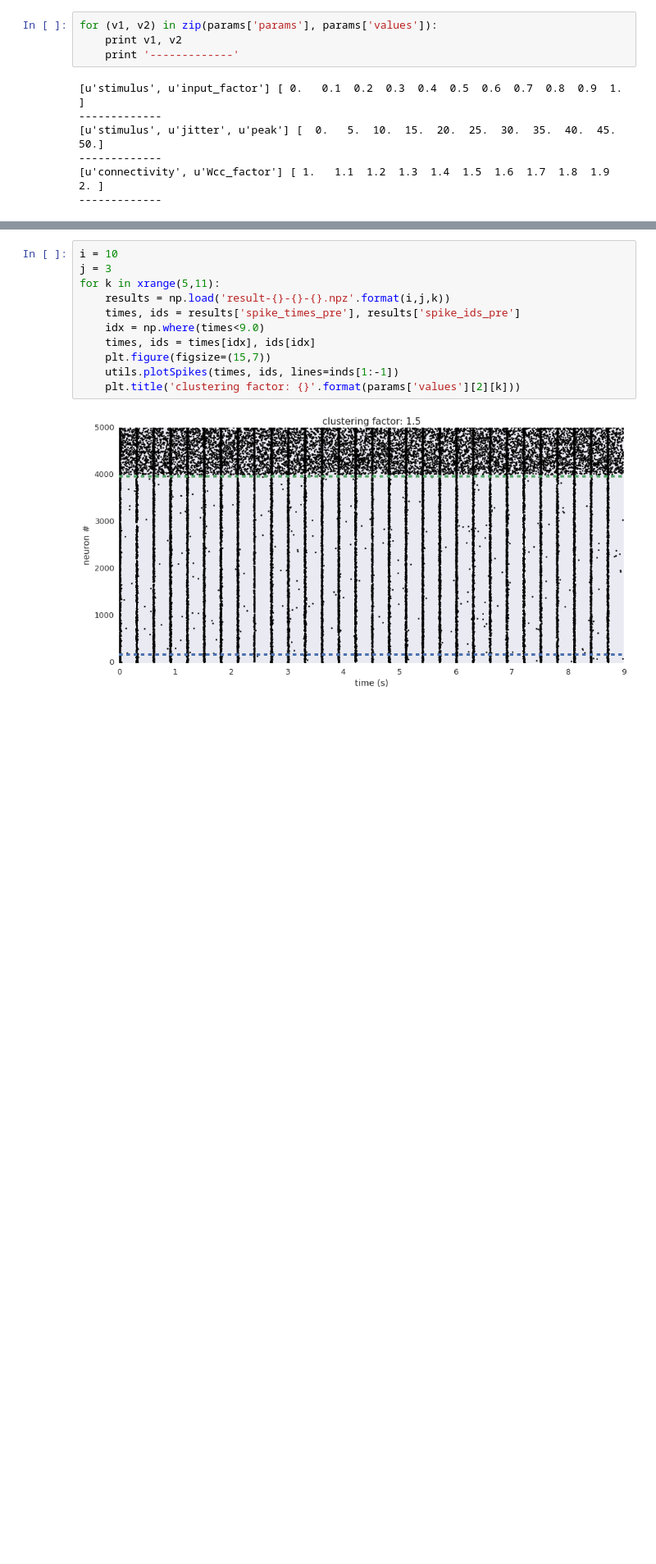
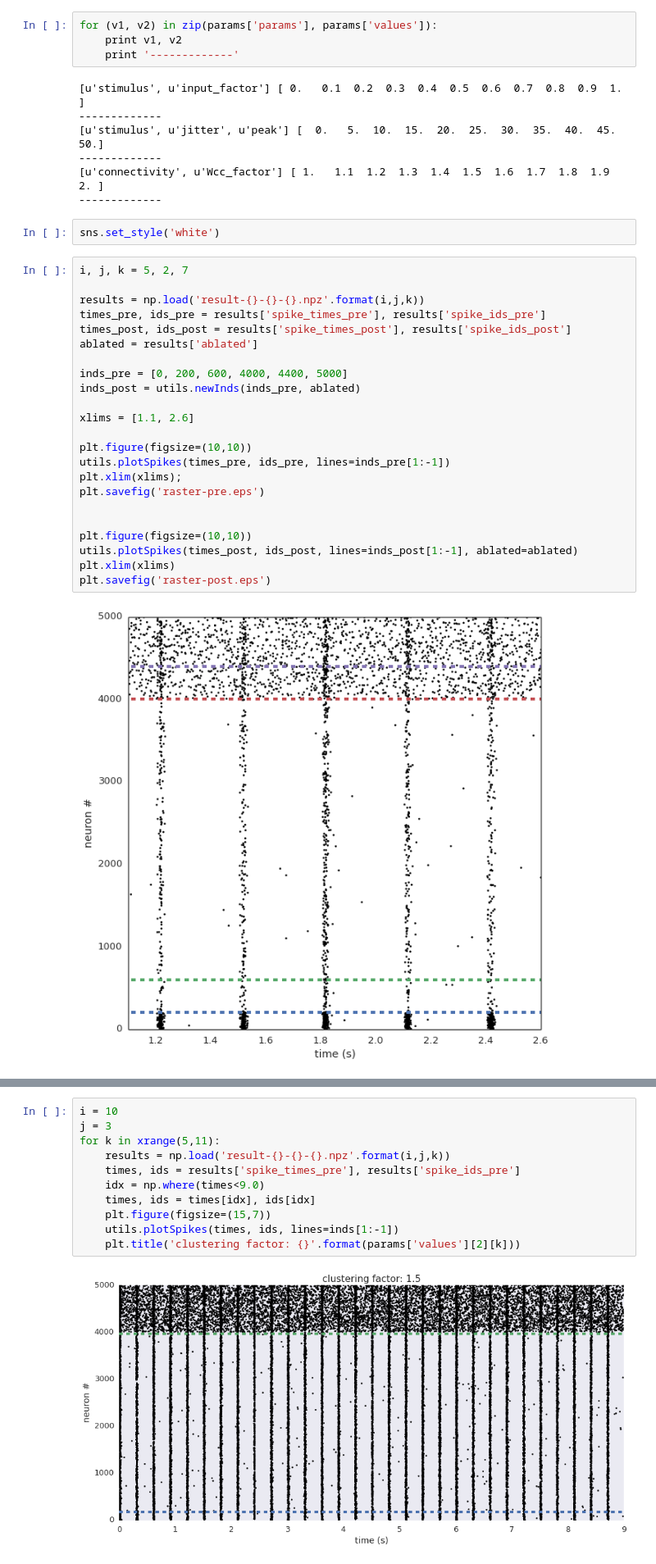
Before and after one commit to jwittenbach/ablation-sim, a Jupyter notebook: results/6-sweep/analysis.ipynb, the cells around one changed output, grey strips where cells are left out. Shown at 82% size. Drawn from its saved outputs; the diff is of its cells as text; blank space fills up the shorter version.

```diff
--- a/results/6-sweep/analysis.ipynb
+++ b/results/6-sweep/analysis.ipynb
@@ -103,3 +157,30 @@ for (v1, v2) in zip(params['params'], params['values']):
 -------------
 [u'connectivity', u'Wcc_factor'] [ 1.   1.1  1.2  1.3  1.4  1.5  1.6  1.7  1.8  1.9  2. ]
 -------------
+# %%
+sns.set_style('white')
+# %%
+i, j, k = 5, 2, 7
+
+results = np.load('result-{}-{}-{}.npz'.format(i,j,k))
+times_pre, ids_pre = results['spike_times_pre'], results['spike_ids_pre']
+times_post, ids_post = results['spike_times_post'], results['spike_ids_post']
+ablated = results['ablated']
+
+inds_pre = [0, 200, 600, 4000, 4400, 5000]
+inds_post = utils.newInds(inds_pre, ablated)
+
+xlims = [1.1, 2.6]
+
+plt.figure(figsize=(10,10))
+utils.plotSpikes(times_pre, ids_pre, lines=inds_pre[1:-1])
+plt.xlim(xlims);
+plt.savefig('raster-pre.eps')
+
+
+plt.figure(figsize=(10,10))
+utils.plotSpikes(times_post, ids_post, lines=inds_post[1:-1], ablated=ablated)
+plt.xlim(xlims)
+plt.savefig('raster-post.eps')
+# %% [output]
+[figure, added]
```
Also changed, not shown: parts of 24 cells of this notebook, 1 other file.
